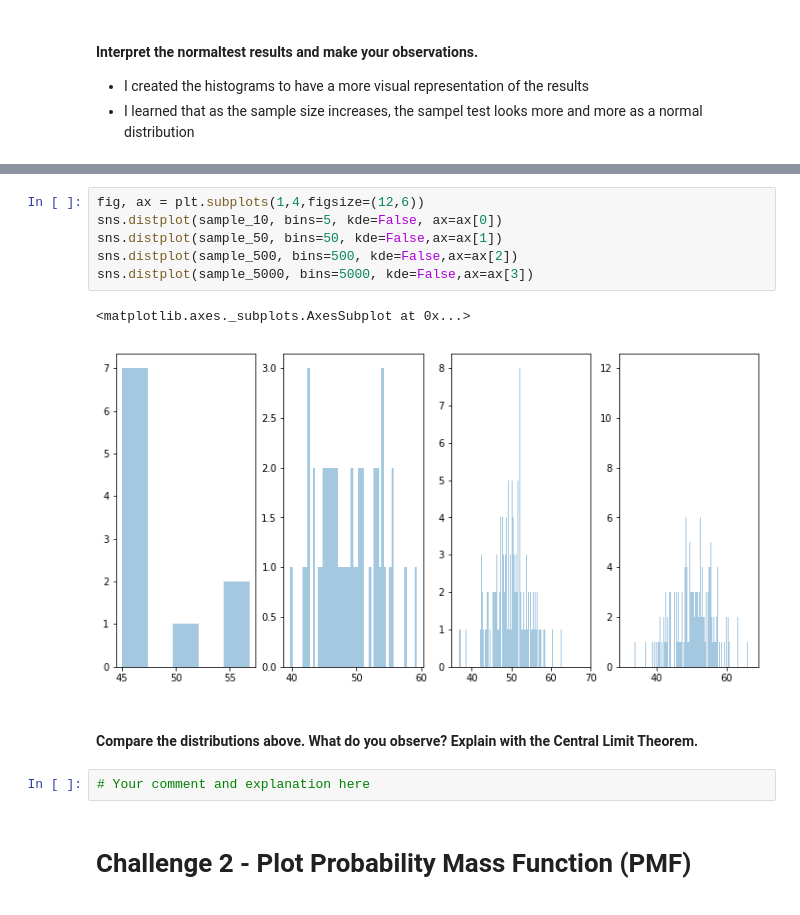
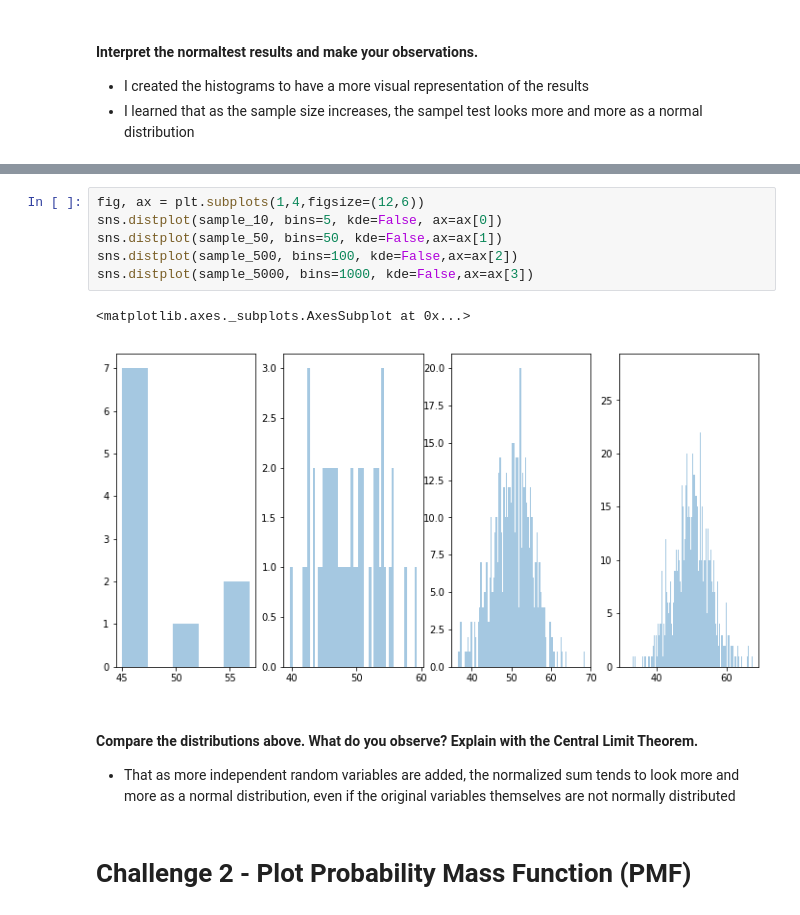
Before and after one commit to marisfont/madrid-oct-2018, a Jupyter notebook: module-2/lab-probability-distribution/your_code/main.ipynb, the cells around one changed output, grey strips where cells are left out. Drawn from its saved outputs; the diff is of its cells as text.

```diff
--- a/module-2/lab-probability-distribution/your_code/main.ipynb
+++ b/module-2/lab-probability-distribution/your_code/main.ipynb
@@ -135,16 +135,15 @@ Use matplotlib subplots to plot a histogram of each sample.
 # %%
 fig, ax = plt.subplots(1,4,figsize=(12,6))
 sns.distplot(sample_10, bins=5, kde=False, ax=ax[0])
 sns.distplot(sample_50, bins=50, kde=False,ax=ax[1])
-sns.distplot(sample_500, bins=500, kde=False,ax=ax[2])
-sns.distplot(sample_5000, bins=5000, kde=False,ax=ax[3])
+sns.distplot(sample_500, bins=100, kde=False,ax=ax[2])
+sns.distplot(sample_5000, bins=1000, kde=False,ax=ax[3])
 # %% [output]
 <matplotlib.axes._subplots.AxesSubplot at 0x...>
-[figure, old version]
+[figure, new version]
 # %% [markdown]
 #### Compare the distributions above. What do you observe? Explain with the Central Limit Theorem.
+- That as more independent random variables are added, the normalized sum tends to look more and more as a normal distribution, even if the original variables themselves are not normally distributed
-# %%
-# Your comment and explanation here
 # %% [markdown]
 # Challenge 2 - Plot Probability Mass Function (PMF)
 # %% [markdown]
```
Also changed, not shown: parts of 8 cells of this notebook.
